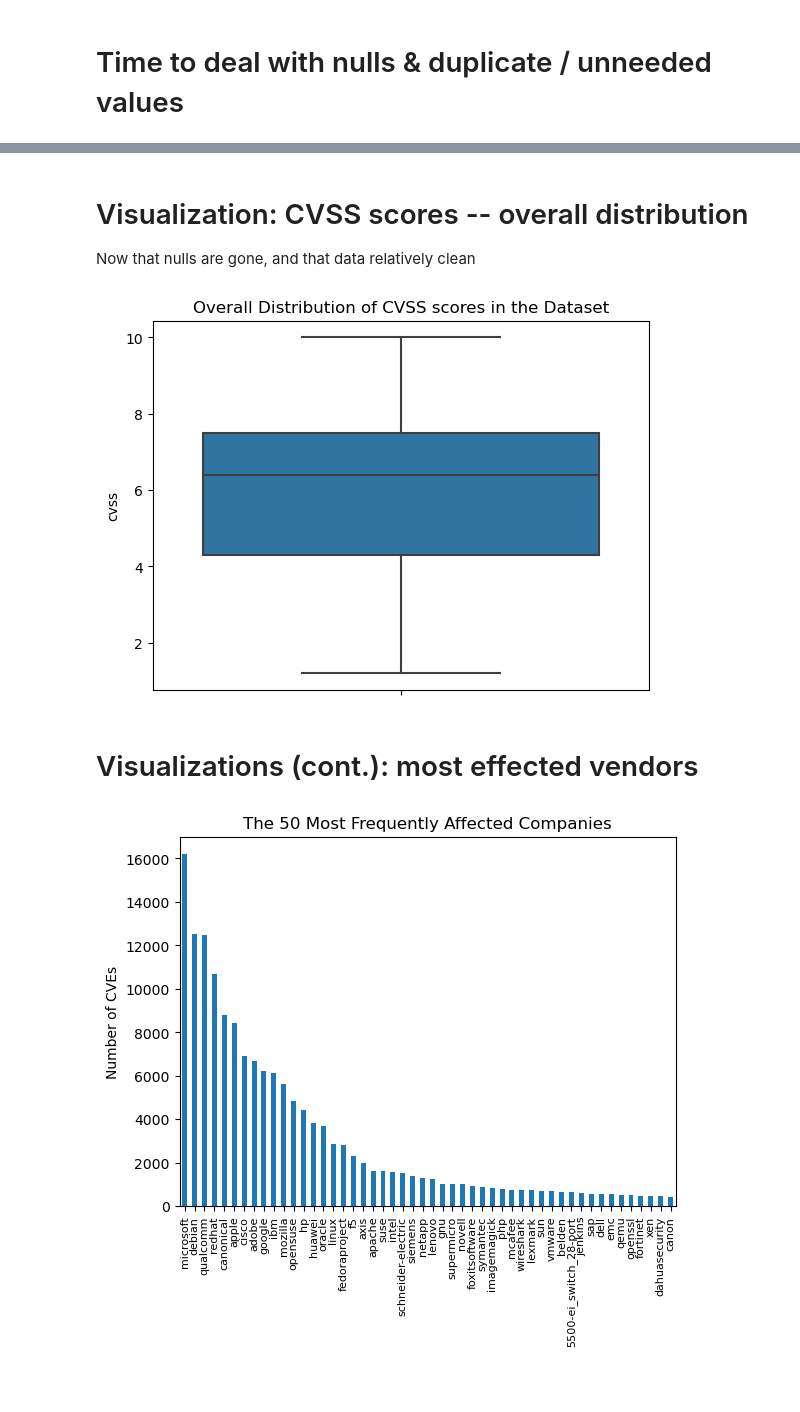
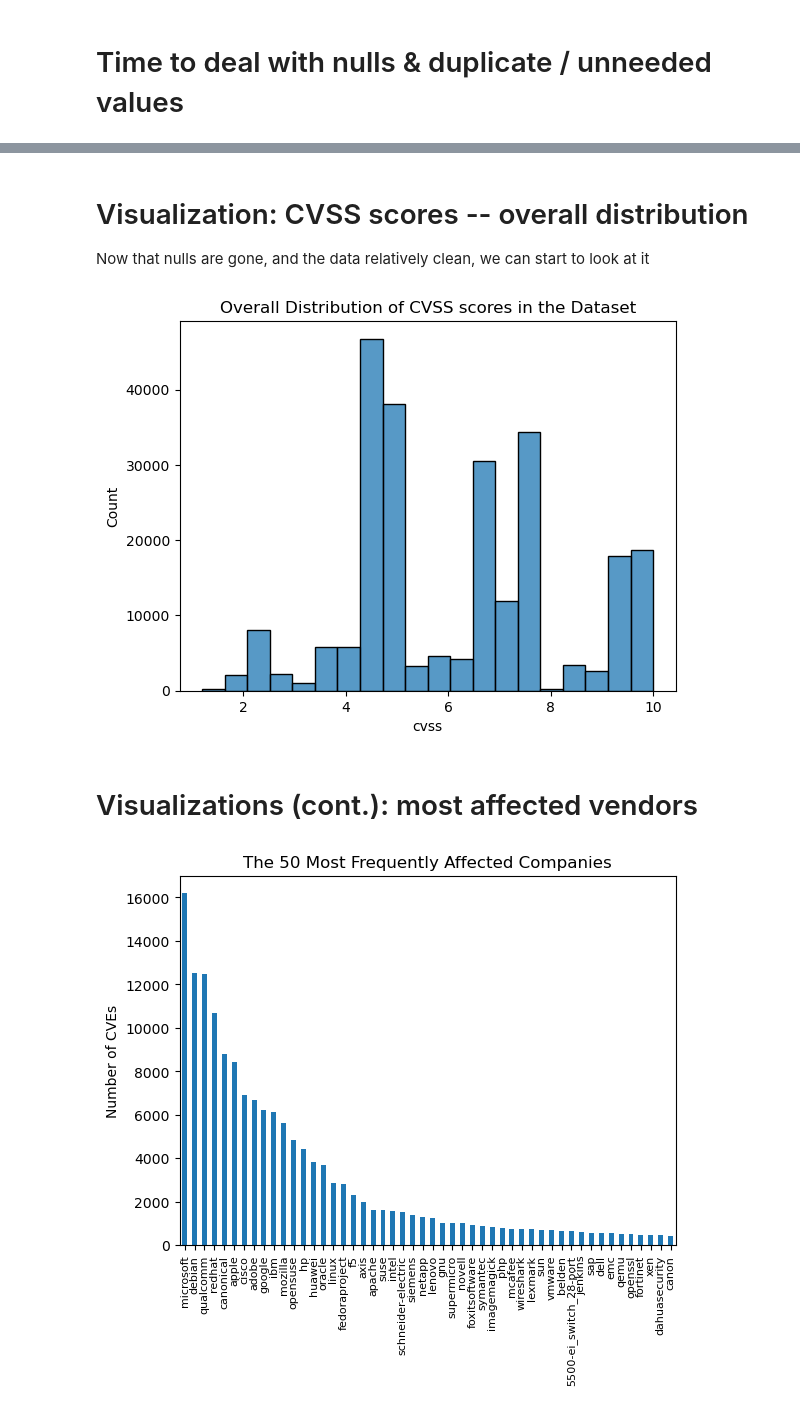
Before and after one commit to BenCaiello/BenCaiello, a Jupyter notebook: CVE dataset.ipynb, the cells around one changed output, grey strips where cells are left out. Drawn from its saved outputs; the diff is of its cells as text; code cells hidden in the pictures; blank space fills up the shorter version.

```diff
--- a/CVE dataset.ipynb
+++ b/CVE dataset.ipynb
@@ -210,21 +210,21 @@ None
 # Visualization: CVSS scores -- overall distribution
 
 
-Now that nulls are gone, and that data relatively clean
+Now that nulls are gone, and the data relatively clean, we can start to look at it
 # %%
 import matplotlib.pyplot as plt
 import seaborn as sns
 
 #looking at what a cvss score is: https://nvd.nist.gov/vuln-metrics/cvss. As it is a numerical way of scoring the severity of a threat, this is likely our main target metric (for most plots)
 #CVSS is also almost the only numerical column in the dataset, except perhaps the mod_date, now that that column is a change in time from publication date.
 #The other columns are all categorical or descriptive. This means I likely will mainly be using categorical plots / grouped data methods for visualization.
-sns.boxplot(data = file123, y ='cvss')
+sns.histplot(data = file123, x ='cvss',bins=20)
 plt.title("Overall Distribution of CVSS scores in the Dataset")
 plt.show()
 # %% [output]
-[figure, old version]
+[figure, new version]
 # %% [markdown]
-# Visualizations (cont.): most effected vendors
+# Visualizations (cont.): most affected vendors
 # %%
 top_vend = file123['vendor'].value_counts().head(n=50)
 top = list(top_vend.index)
```
Also changed, not shown: parts of 4 cells of this notebook.
